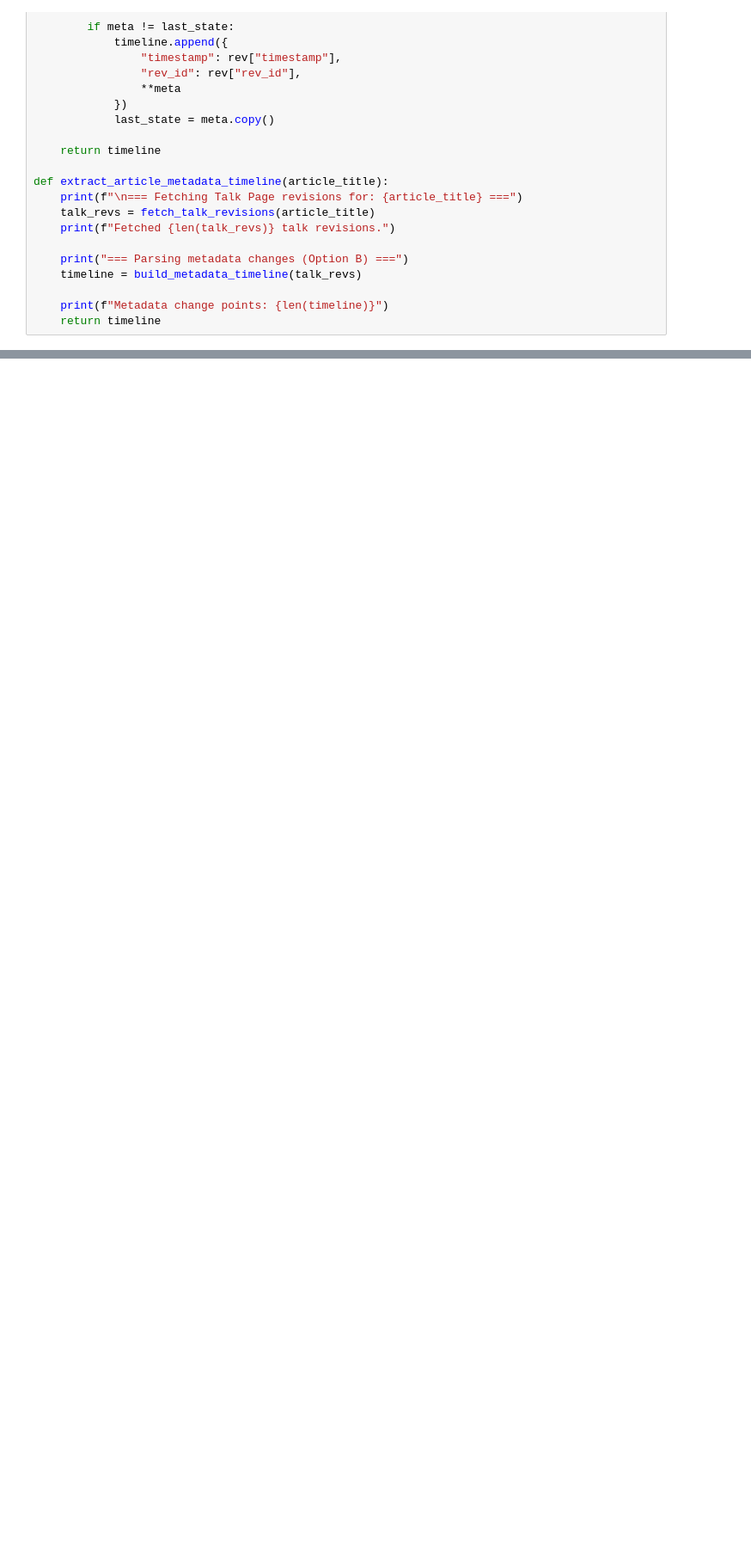
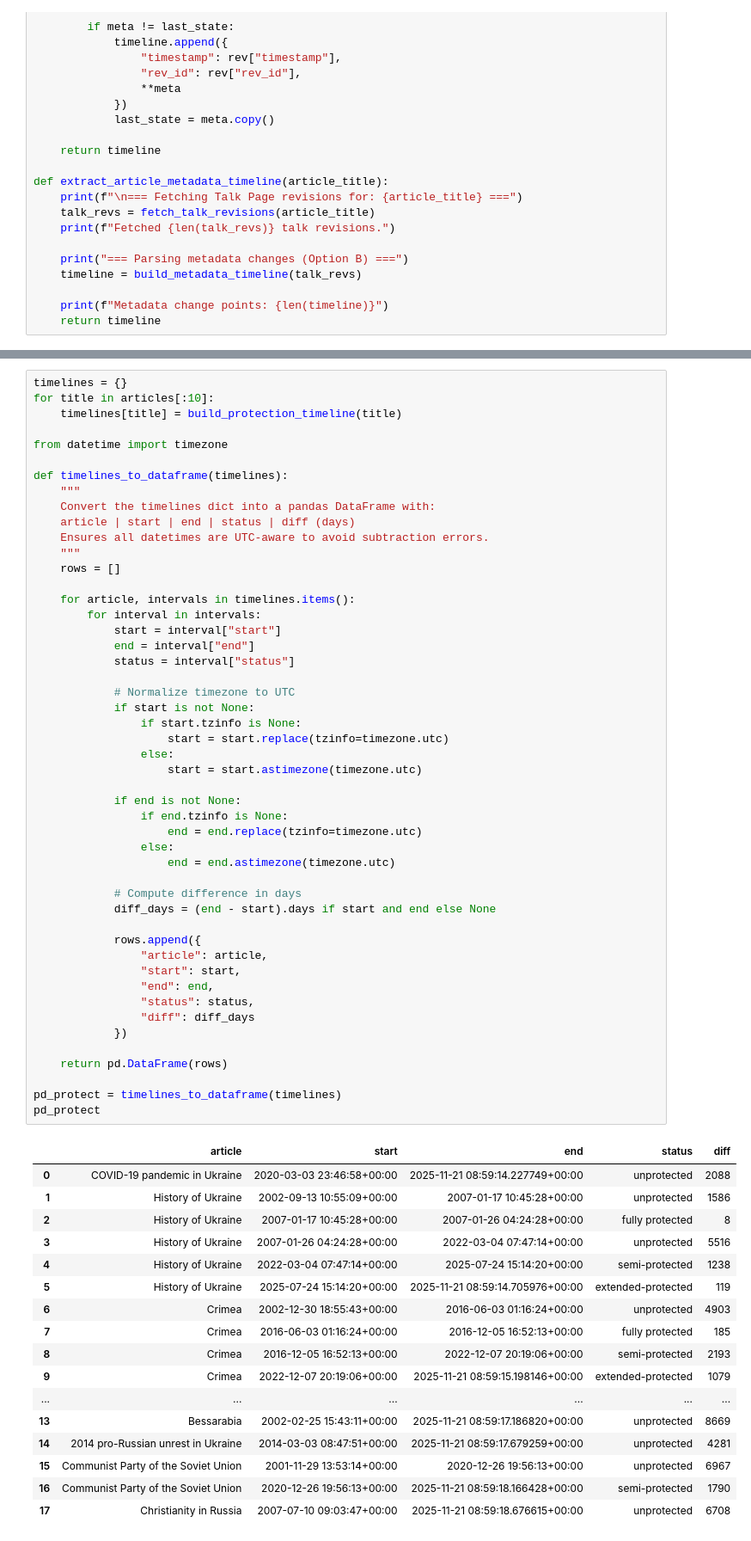
Before and after one commit to dh-epfl-students/dhlab-cultural-weaponisation-ukraine-benchmark, a Jupyter notebook: notebooks/policy_analysis.ipynb, the cells around one changed output, grey strips where cells are left out. Shown at 86% size. Saved outputs shown, nothing was run; the diff lists cells and outputs as text; blank space fills up the shorter version.

```diff
--- a/notebooks/policy_analysis.ipynb
+++ b/notebooks/policy_analysis.ipynb
@@ -558,0 +913,67 @@ NameError: name 'get_article_protection_history' is not defined
+# %%
+timelines = {}
+for title in articles[:10]:
+    timelines[title] = build_protection_timeline(title)
+
+from datetime import timezone
+
+def timelines_to_dataframe(timelines):
+    """
+    Convert the timelines dict into a pandas DataFrame with:
+    article | start | end | status | diff (days)
+    Ensures all datetimes are UTC-aware to avoid subtraction errors.
+    """
+    rows = []
+
+    for article, intervals in timelines.items():
+        for interval in intervals:
+            start = interval["start"]
+            end = interval["end"]
+            status = interval["status"]
+
+            # Normalize timezone to UTC
+            if start is not None:
+                if start.tzinfo is None:
+                    start = start.replace(tzinfo=timezone.utc)
+                else:
+                    start = start.astimezone(timezone.utc)
+
+            if end is not None:
+                if end.tzinfo is None:
+                    end = end.replace(tzinfo=timezone.utc)
+                else:
+                    end = end.astimezone(timezone.utc)
+
+            # Compute difference in days
+            diff_days = (end - start).days if start and end else None
+
+            rows.append({
+                "article": article,
+                "start": start,
+                "end": end,
+                "status": status,
+                "diff": diff_days
+            })
+
+    return pd.DataFrame(rows)
+
+pd_protect = timelines_to_dataframe(timelines)
+pd_protect
+# %% [output]
+|  | article | start | end | status | diff |
+| 0 | COVID-19 pandemic in Ukraine | 2020-03-03 23:46:58+00:00 | 2025-11-21 08:59:14.227749+00:00 | unprotected | 2088 |
+| 1 | History of Ukraine | 2002-09-13 10:55:09+00:00 | 2007-01-17 10:45:28+00:00 | unprotected | 1586 |
+| 2 | History of Ukraine | 2007-01-17 10:45:28+00:00 | 2007-01-26 04:24:28+00:00 | fully protected | 8 |
+| 3 | History of Ukraine | 2007-01-26 04:24:28+00:00 | 2022-03-04 07:47:14+00:00 | unprotected | 5516 |
+| 4 | History of Ukraine | 2022-03-04 07:47:14+00:00 | 2025-07-24 15:14:20+00:00 | semi-protected | 1238 |
+| 5 | History of Ukraine | 2025-07-24 15:14:20+00:00 | 2025-11-21 08:59:14.705976+00:00 | extended-protected | 119 |
+| 6 | Crimea | 2002-12-30 18:55:43+00:00 | 2016-06-03 01:16:24+00:00 | unprotected | 4903 |
+| 7 | Crimea | 2016-06-03 01:16:24+00:00 | 2016-12-05 16:52:13+00:00 | fully protected | 185 |
+| 8 | Crimea | 2016-12-05 16:52:13+00:00 | 2022-12-07 20:19:06+00:00 | semi-protected | 2193 |
+| 9 | Crimea | 2022-12-07 20:19:06+00:00 | 2025-11-21 08:59:15.198146+00:00 | extended-protected | 1079 |
+| ... | ... | ... | ... | ... | ... |
+| 13 | Bessarabia | 2002-02-25 15:43:11+00:00 | 2025-11-21 08:59:17.186820+00:00 | unprotected | 8669 |
+| 14 | 2014 pro-Russian unrest in Ukraine | 2014-03-03 08:47:51+00:00 | 2025-11-21 08:59:17.679259+00:00 | unprotected | 4281 |
+| 15 | Communist Party of the Soviet Union | 2001-11-29 13:53:14+00:00 | 2020-12-26 19:56:13+00:00 | unprotected | 6967 |
+| 16 | Communist Party of the Soviet Union | 2020-12-26 19:56:13+00:00 | 2025-11-21 08:59:18.166428+00:00 | semi-protected | 1790 |
+| 17 | Christianity in Russia | 2007-07-10 09:03:47+00:00 | 2025-11-21 08:59:18.676615+00:00 | unprotected | 6708 |
```
Also changed, not shown: parts of 8 cells of this notebook, 2 other files.
